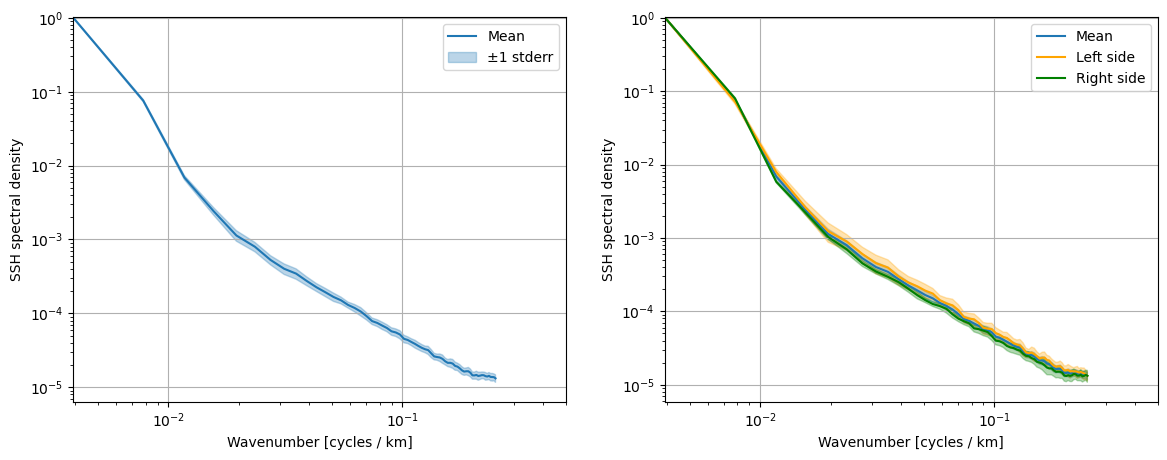
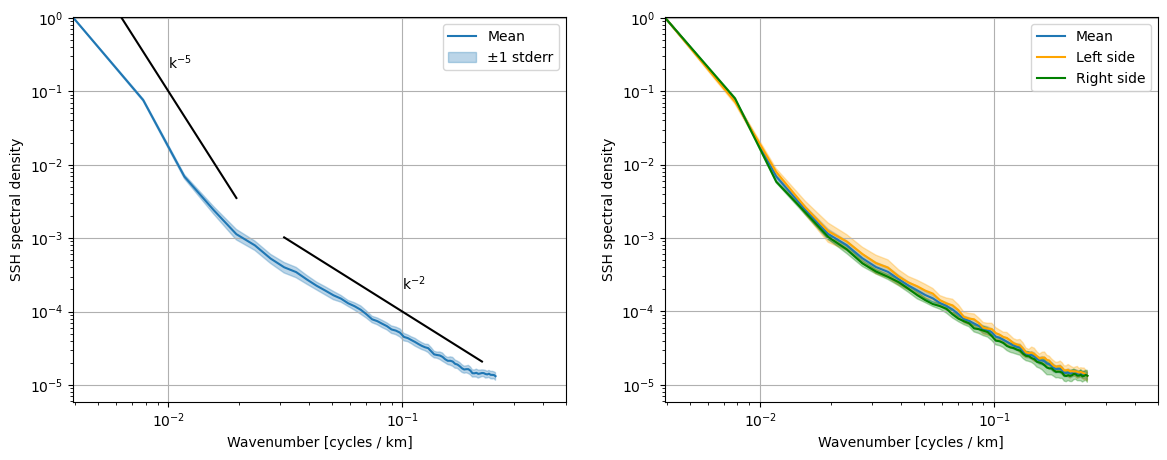
Unified diff of the notebook cell whose output changed from the first chart to the second:
--- before
+++ after
@@ -4,4 +4,8 @@
 ax.fill_between(kx,E_along - 1.96*stderr,E_along + 1.96*stderr,
                  color="C0",alpha=0.3,label="±1 stderr")
+ax.loglog(kx[:6],kx[:6]**(-5)/1e11,c='k')
+ax.loglog(kx[8:-8],kx[8:-8]**(-2)/1e6,c='k')
+ax.text(0.01,0.2,r'k$^{-5}$');ax.text(0.1,0.0002,r'k$^{-2}$')
+
 ax=axs[1]
 ax.loglog(kx[1:],E_along[1:],label="Mean")
@@ -16,5 +20,6 @@
 ax.fill_between(kx,Ealong_R - 1.96*stderr_R,Ealong_R + 1.96*stderr_R,
                  color="g",alpha=0.3)
-#ax.loglog(ky[1:],E_cross[1:],label="Cross-track")
+
+
 
 for ax in axs:

Commit: Update SSH_along_track spectra.ipynb